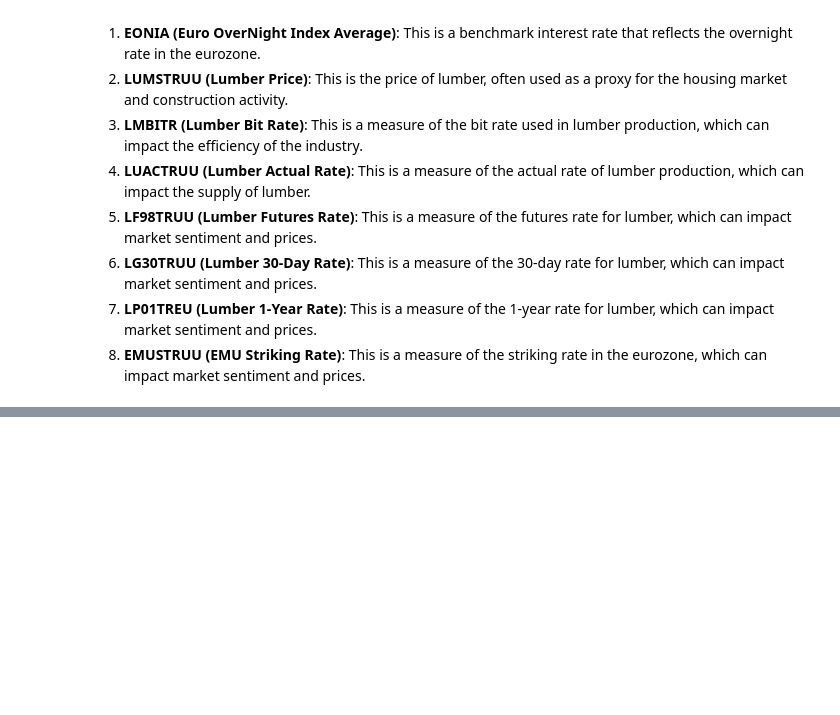
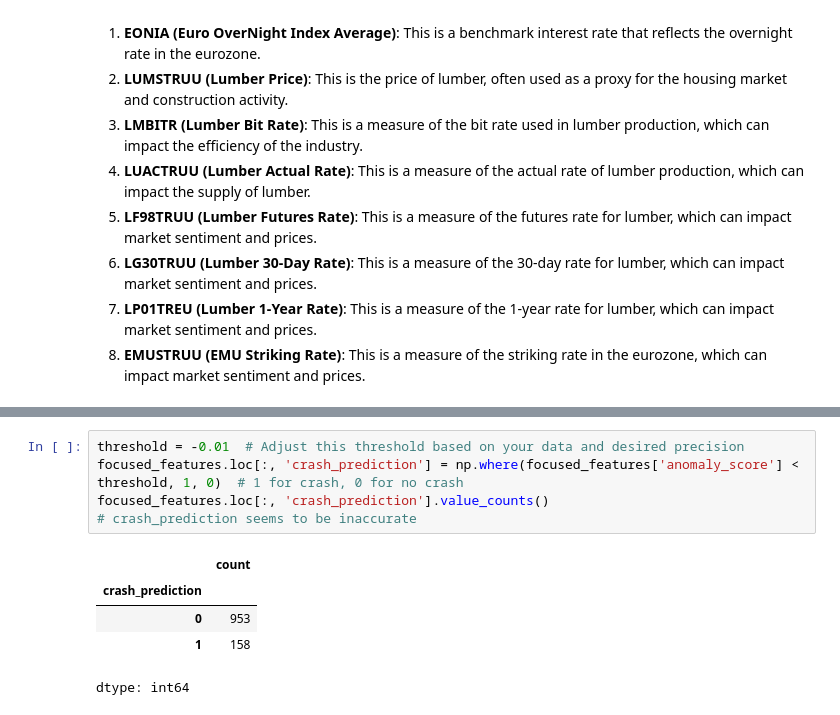
Before and after one commit to sdewhitt/Market-Anomaly-Detection, a Jupyter notebook: Financial_Anomaly_Detection.ipynb, the cells around one changed output, grey strips where cells are left out. Saved outputs shown, nothing was run; the diff lists cells and outputs as text; blank space fills up the shorter version.

```diff
--- a/Financial_Anomaly_Detection.ipynb
+++ b/Financial_Anomaly_Detection.ipynb
@@ -172,0 +264,11 @@ focused_features
+# %%
+threshold = -0.01  # Adjust this threshold based on your data and desired precision
+focused_features.loc[:, 'crash_prediction'] = np.where(focused_features['anomaly_score'] < threshold, 1, 0)  # 1 for crash, 0 for no crash
+focused_features.loc[:, 'crash_prediction'].value_counts()
+# crash_prediction seems to be inaccurate
+# %% [output]
+|  | count |
+| crash_prediction |  |
+| 0 | 953 |
+| 1 | 158 |
+dtype: int64
```
Also changed, not shown: parts of 18 cells of this notebook.
